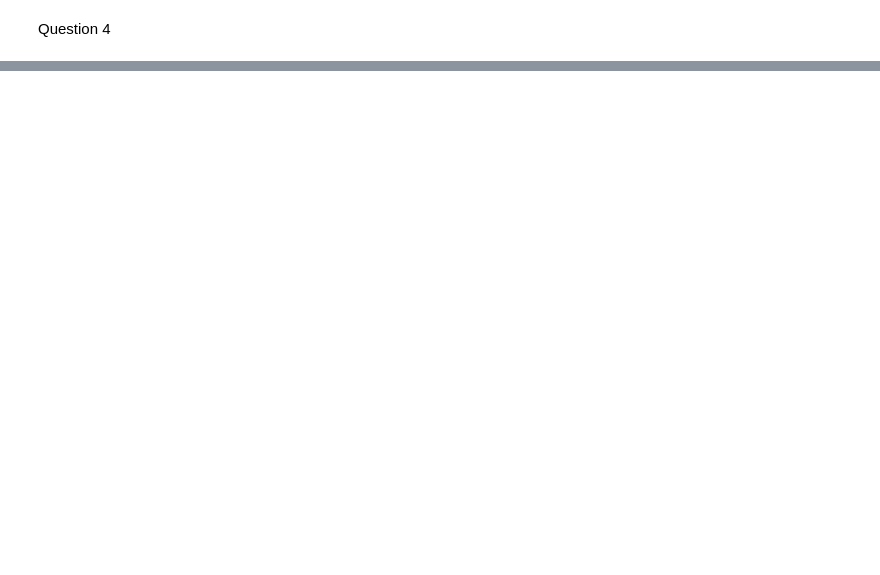
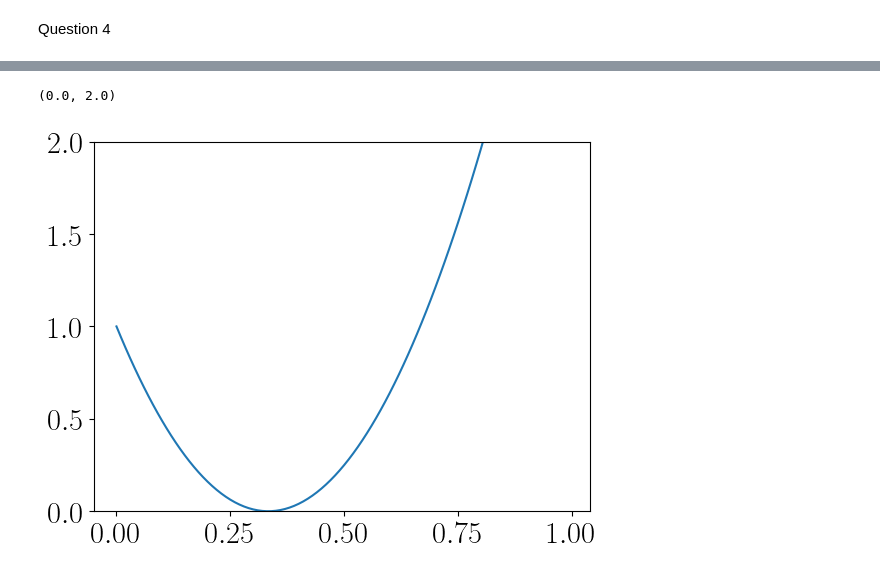
Before and after one commit to ndoyle815/MA999, a Jupyter notebook: assignment_1.ipynb, the cells around one changed output, grey strips where cells are left out. Drawn from its saved outputs; the diff is of its cells as text; code cells hidden in the pictures; blank space fills up the shorter version.

```diff
--- a/assignment_1.ipynb
+++ b/assignment_1.ipynb
@@ -55,0 +150,7 @@ plt.grid()
+# %%
+z = np.arange(0,1,0.01)
+plt.plot(z,(1-3*z)**2)
+plt.ylim([0,2])
+# %% [output]
+(0.0, 2.0)
+[figure, added]
```
Also changed, not shown: parts of 10 cells of this notebook.
